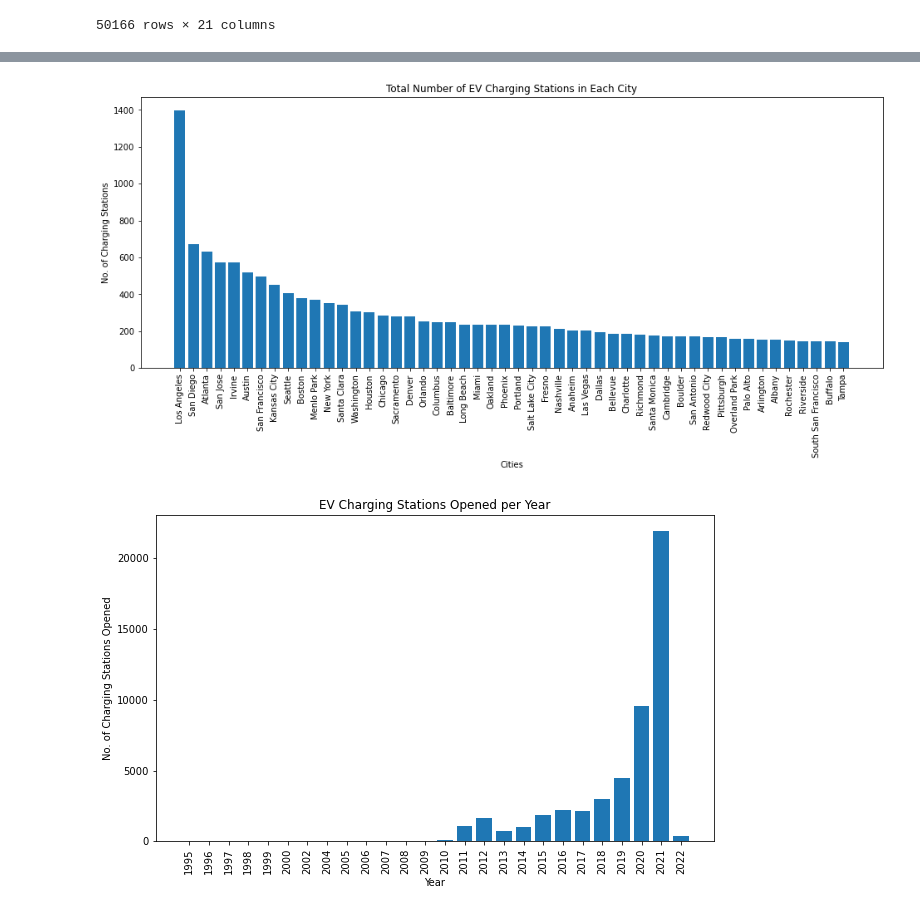
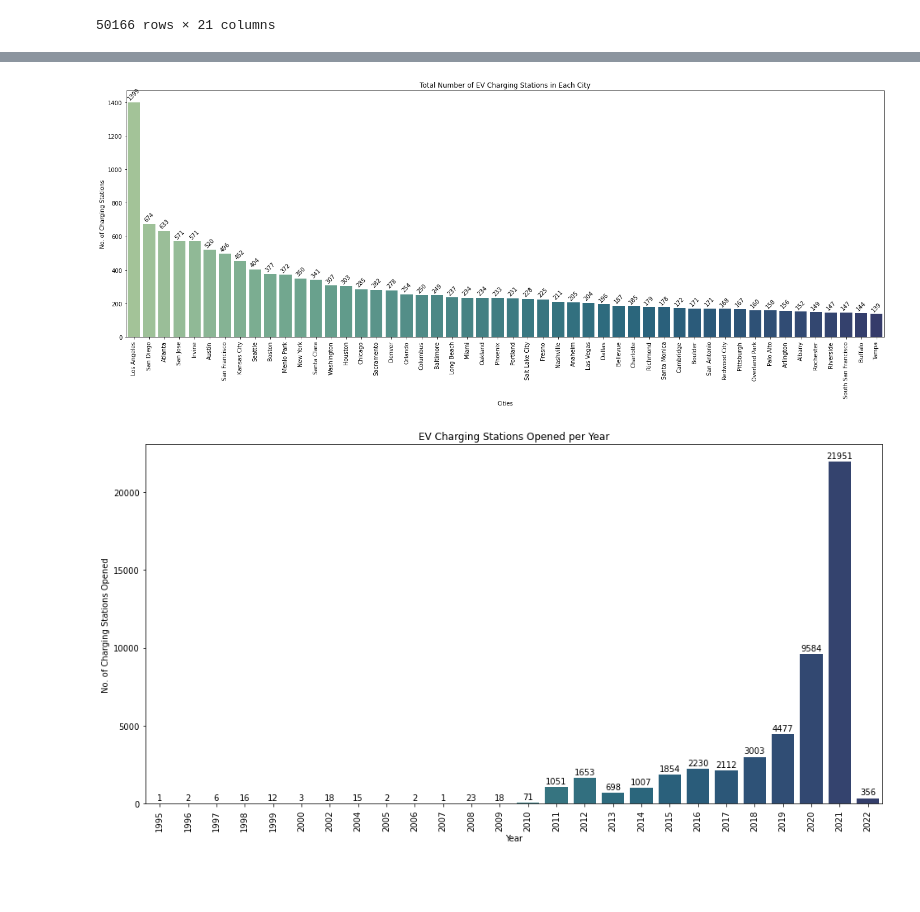
Before and after one commit to rayy-32/ev-station-analysis-and-mapping, a Jupyter notebook: evstations.ipynb, the cells around one changed output, grey strips where cells are left out. Cells and saved outputs as stored; diff of their text form; code cells hidden in the pictures; blank space fills up the shorter version.

```diff
--- a/evstations.ipynb
+++ b/evstations.ipynb
@@ -243,30 +244,36 @@ plt.show()
 # %%
 #Finding the total amount of charging stations in the top 50 cities
 city_count = stations.city.value_counts().head(50)
 indx_city = city_count.index
 
-plt.figure(figsize=(16, 6))
-plt.bar(indx_city, city_count)
+plt.figure(figsize=(24, 8))
+
+ax = sns.barplot(x=indx_city, y=city_count, errwidth=0, palette='crest')
+ax.bar_label(ax.containers[0], padding=2, rotation=45)
+
 plt.xlabel('Cities')
 plt.ylabel('No. of Charging Stations')
 plt.xticks(rotation='vertical')
 plt.title('Total Number of EV Charging Stations in Each City')
-plt.savefig('Resources/Images/evstation_plt02')
+plt.savefig('Resources/Images/evstation_plt02.png')
 plt.show()
 # %% [output]
-[figure, old version]
+[figure, new version]
 # %%
 #Seeing progression of charging station openings per year
 yr_count = stations.open_year.value_counts(sort=False).sort_index()
 indx_yr = yr_count.index
 
-plt.figure(figsize = (10, 6))
-plt.bar(indx_yr, yr_count)
+plt.figure(figsize = (16, 8))
+
+ax = sns.barplot(x=indx_yr, y=yr_count, errwidth=0, palette='crest')
+ax.bar_label(ax.containers[0], padding=2)
+
 plt.xlabel('Year')
 plt.ylabel('No. of Charging Stations Opened')
 plt.xticks(rotation='vertical')
 plt.title('EV Charging Stations Opened per Year')
-plt.savefig('Resources/Images/evstation_plt03')
+plt.savefig('Resources/Images/evstation_plt03.png')
 plt.show()
 # %% [output]
-[figure, old version]
+[figure, new version]
```
Also changed, not shown: parts of 9 cells of this notebook.
